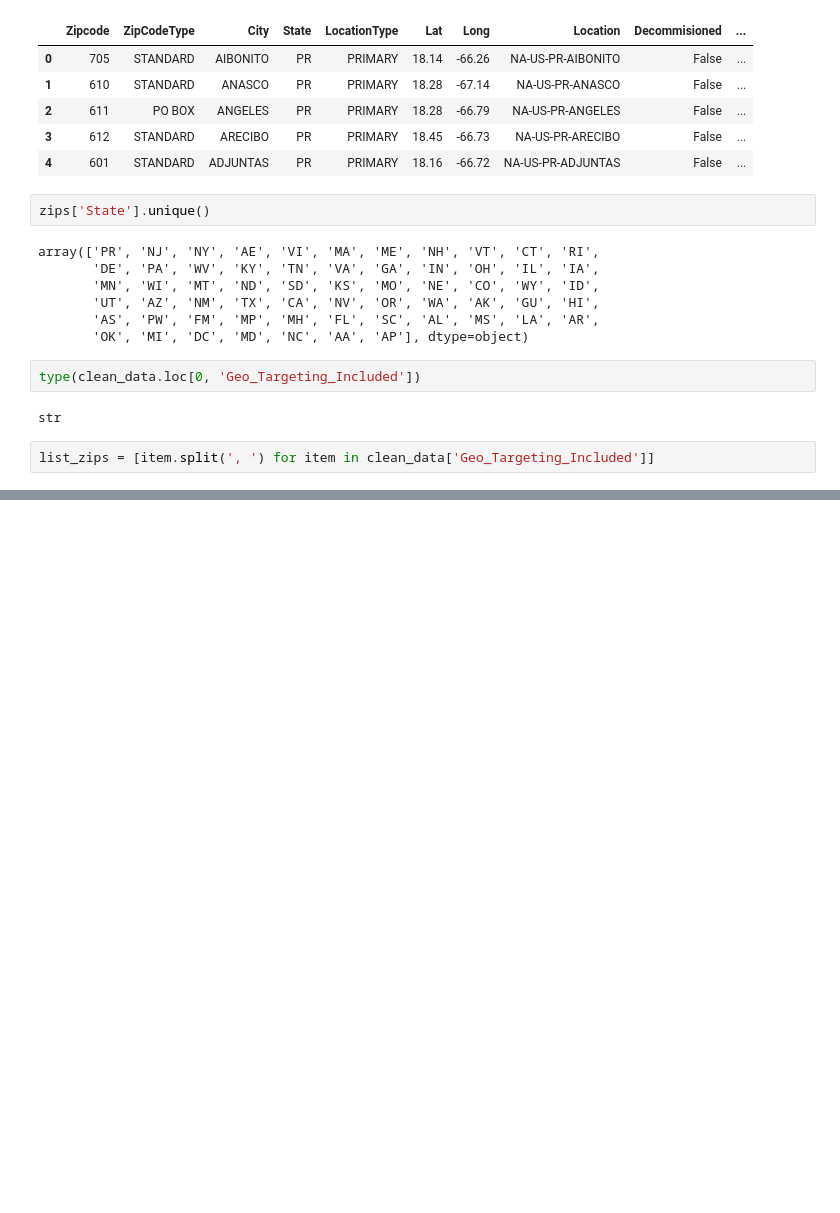
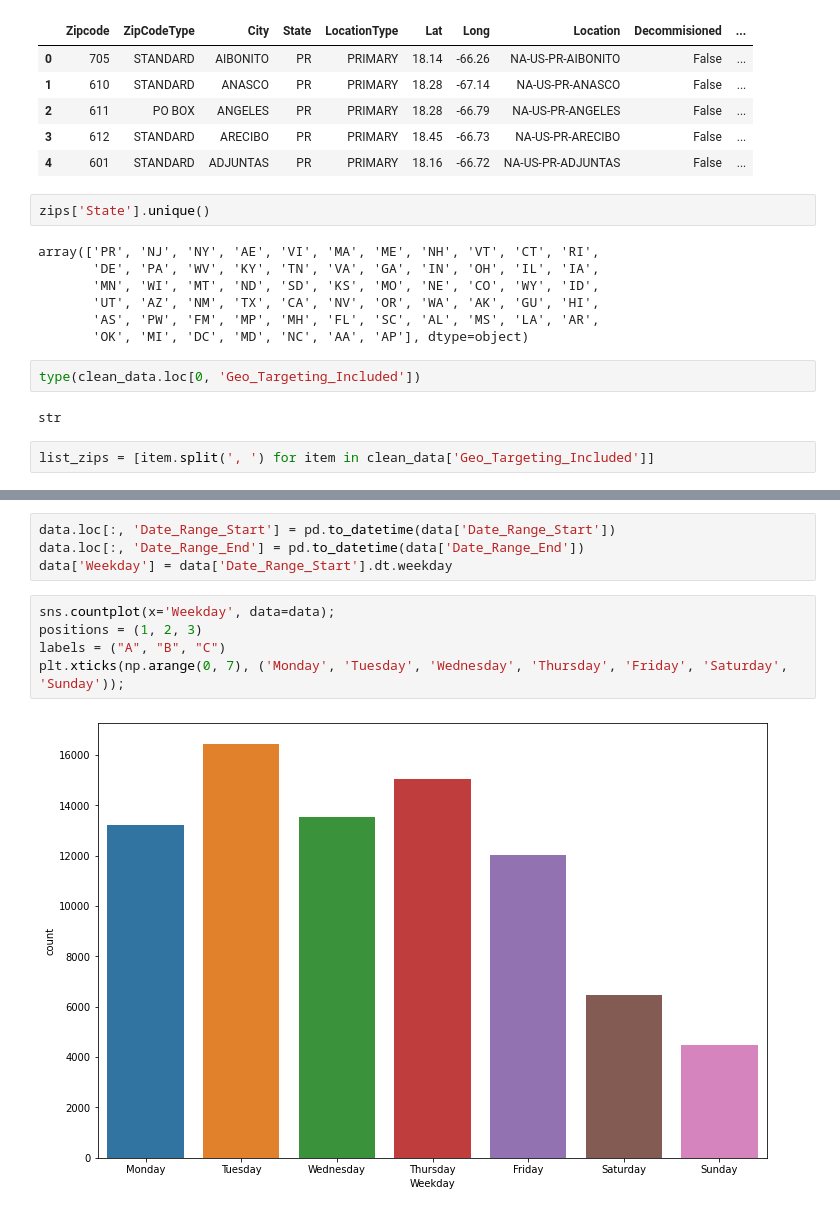
Before and after one commit to esalamon17/Google-Political-Ads, a Jupyter notebook: testing datasetst.ipynb, the cells around one changed output, grey strips where cells are left out. Drawn from its saved outputs; the diff is of its cells as text; blank space fills up the shorter version.

```diff
--- a/testing datasetst.ipynb
+++ b/testing datasetst.ipynb
@@ -154,0 +255,11 @@ KeyboardInterrupt:
+# %%
+data.loc[:, 'Date_Range_Start'] = pd.to_datetime(data['Date_Range_Start'])
+data.loc[:, 'Date_Range_End'] = pd.to_datetime(data['Date_Range_End'])
+data['Weekday'] = data['Date_Range_Start'].dt.weekday
+# %%
+sns.countplot(x='Weekday', data=data);
+positions = (1, 2, 3)
+labels = ("A", "B", "C")
+plt.xticks(np.arange(0, 7), ('Monday', 'Tuesday', 'Wednesday', 'Thursday', 'Friday', 'Saturday', 'Sunday'));
+# %% [output]
+[figure, added]
```
Also changed, not shown: parts of 40 cells of this notebook.
